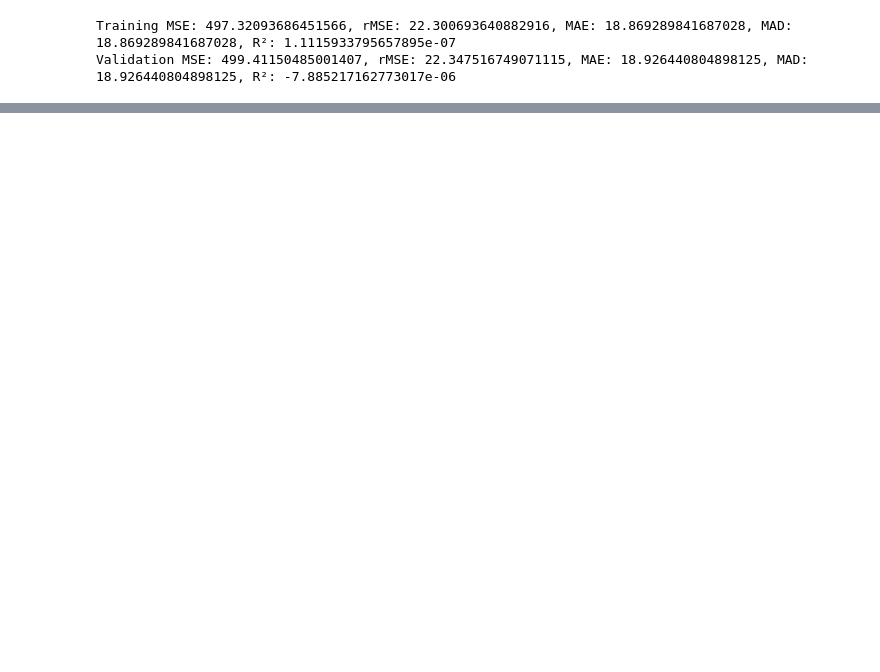
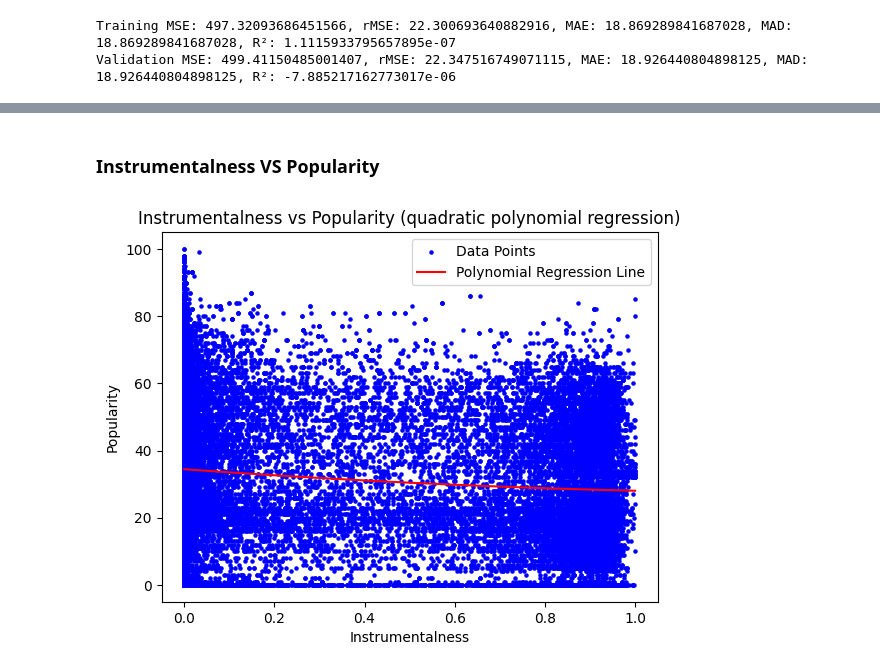
Before and after one commit to ketexon/csm148-spotiflies, a Jupyter notebook: week3_checkin.ipynb, the cells around one changed output, grey strips where cells are left out. Drawn from its saved outputs; the diff is of its cells as text; code cells hidden in the pictures; blank space fills up the shorter version.

Commit message:
instrumentalness + popularity?

```diff
--- a/week3_checkin.ipynb
+++ b/week3_checkin.ipynb
@@ -146,0 +151,54 @@ Validation MSE: 499.41150485001407, rMSE: 22.347516749071115, MAE: 18.9264408048
+# %% [markdown]
+### Instrumentalness VS Popularity
+# %%
+# Import necessary libraries
+import numpy as np
+import matplotlib.pyplot as plt
+from sklearn.linear_model import LinearRegression
+from sklearn.preprocessing import PolynomialFeatures
+from sklearn.model_selection import train_test_split
+
+random_seed = 42
+
+# Splitting the data
+# First split: separate out 20% for the test set
+spotify_train_val, spotify_test = train_test_split(spotify, test_size=0.2, random_state=random_seed)
+
+# Second split: separate remaining 80% into 60% training and 20% validation
+spotify_train, spotify_val = train_test_split(spotify_train_val, test_size=0.25, random_state=random_seed)  # 0.25 * 0.8 = 0.2
+
+# Reshape the data to fit the model
+X = np.array(spotify_train['instrumentalness']).reshape(-1, 1)  # Independent variable: instrumentalness
+y = np.array(spotify_train['popularity'])                       # Dependent variable: popularity
+
+# Perform Polynomial Regression (degree 2 for quadratic)
+poly_features = PolynomialFeatures(degree=2)
+X_poly = poly_features.fit_transform(X)
+
+# Initialize and fit the Linear Regression model on polynomial features
+poly_reg = LinearRegression()
+poly_reg.fit(X_poly, y)
+
+# Predict values of y based on the polynomial model
+y_poly_pred = poly_reg.predict(X_poly)
+
+# Plotting the scatter plot of the original data
+plt.scatter(spotify_train['instrumentalness'], spotify_train['popularity'], color='blue', s=5, label="Data Points")
+
+# Sorting the values for a smoother polynomial curve
+sorted_zip = sorted(zip(spotify_train['instrumentalness'], y_poly_pred))
+X_sorted, y_poly_sorted = zip(*sorted_zip)
+
+# Plotting the polynomial regression curve
+plt.plot(X_sorted, y_poly_sorted, color='red', label="Polynomial Regression Line")
+
+# Adding labels and title
+plt.xlabel('Instrumentalness')
+plt.ylabel('Popularity')
+plt.title('Instrumentalness vs Popularity (quadratic polynomial regression)')
+plt.legend()
+
+# Show the plot
+plt.show()
+# %% [output]
+[figure, added]
```
Also changed, not shown: parts of 4 cells of this notebook.
